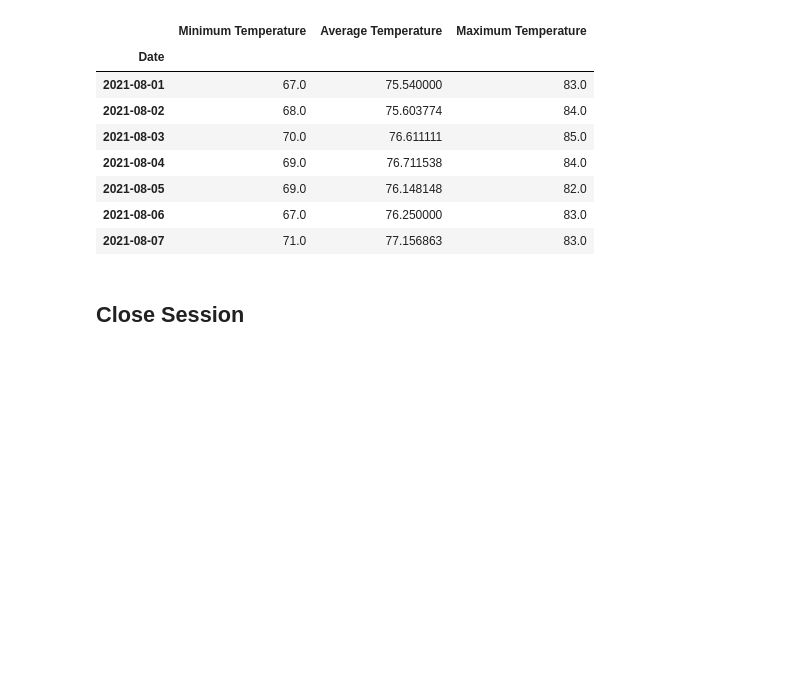
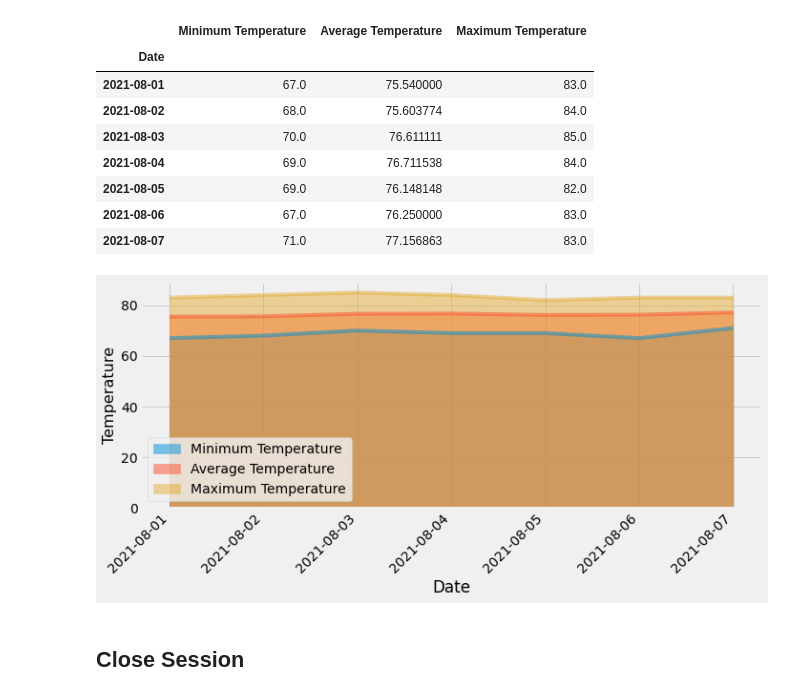
Before and after one commit to cayelsie/SQLalchemy-Hawaii-trip, a Jupyter notebook: temp_analysis_bonus_2_main.ipynb, the cells around one changed output. Cells and saved outputs as stored; diff of their text form; code cells hidden in the pictures; blank space fills up the shorter version.

```diff
--- a/temp_analysis_bonus_2_main.ipynb
+++ b/temp_analysis_bonus_2_main.ipynb
@@ -223,3 +221,13 @@ normals_df
+# %%
+# Plot the daily normals as an area plot with `stacked=False`
+normals_df.plot.area(stacked = False, x_compat = True, figsize=(10,5))
+# #Set placement of x-axis headers and
+plt.xticks(rotation = 45, ha = 'right')
+plt.ylabel("Temperature", fontsize = (16))
+plt.tight_layout()
+plt.show()
+# %% [output]
+[figure, added]
 # %% [markdown]
 ## Close Session
 # %%
```
Also changed, not shown: parts of 1 cell of this notebook, 2 other files.
